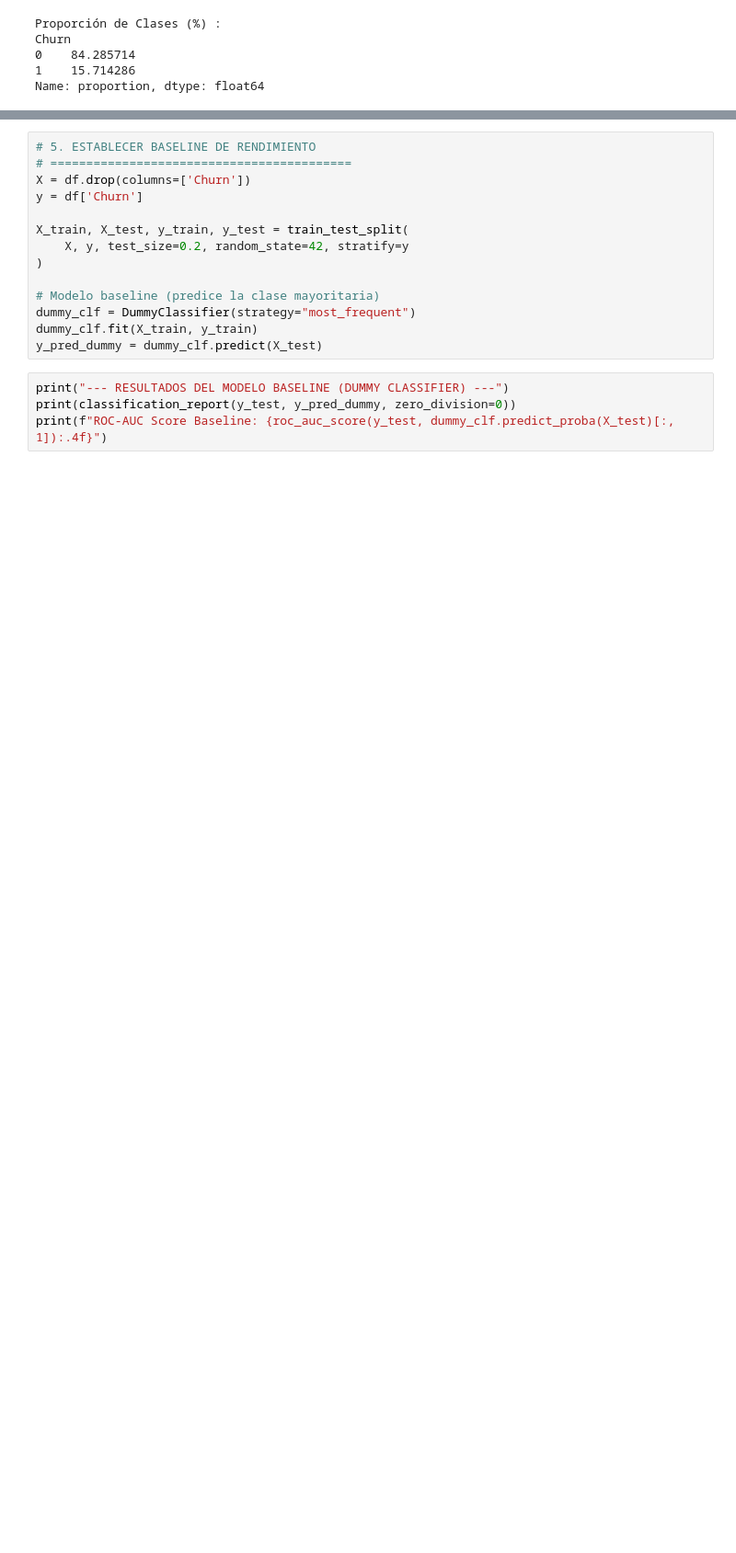
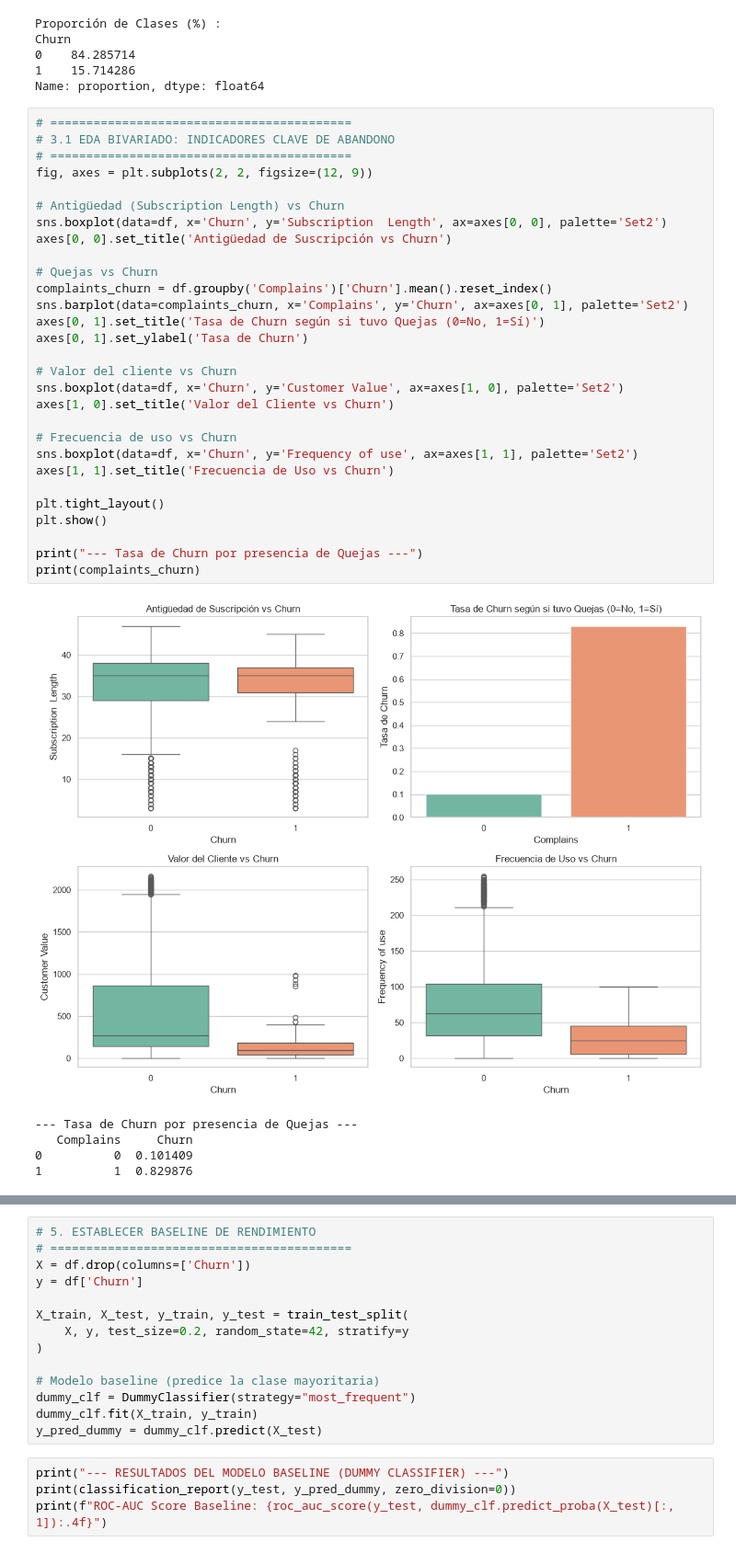
Before and after one commit to Juanpipa69/Proyecto_aprendizaje_en_la_nube, a Jupyter notebook: notebooks/01_eda_y_baseline.ipynb, the cells around one changed output, grey strips where cells are left out. Shown at 92% size. Cells and saved outputs as stored; diff of their text form; blank space fills up the shorter version.

Commit message:
fix: corregir EDA y estrategia de preprocesamiento para el dataset real (Iranian Churn Dataset), agregar analisis bivariado y tratamiento de duplicados

```diff
--- a/notebooks/01_eda_y_baseline.ipynb
+++ b/notebooks/01_eda_y_baseline.ipynb
@@ -97,4 +97,39 @@ Churn
 0    84.285714
 1    15.714286
 Name: proportion, dtype: float64
+# %%
+# ==========================================
+# 3.1 EDA BIVARIADO: INDICADORES CLAVE DE ABANDONO
+# ==========================================
+fig, axes = plt.subplots(2, 2, figsize=(12, 9))
+
+# Antigüedad (Subscription Length) vs Churn
+sns.boxplot(data=df, x='Churn', y='Subscription  Length', ax=axes[0, 0], palette='Set2')
+axes[0, 0].set_title('Antigüedad de Suscripción vs Churn')
+
+# Quejas vs Churn
+complaints_churn = df.groupby('Complains')['Churn'].mean().reset_index()
+sns.barplot(data=complaints_churn, x='Complains', y='Churn', ax=axes[0, 1], palette='Set2')
+axes[0, 1].set_title('Tasa de Churn según si tuvo Quejas (0=No, 1=Sí)')
+axes[0, 1].set_ylabel('Tasa de Churn')
+
+# Valor del cliente vs Churn
+sns.boxplot(data=df, x='Churn', y='Customer Value', ax=axes[1, 0], palette='Set2')
+axes[1, 0].set_title('Valor del Cliente vs Churn')
+
+# Frecuencia de uso vs Churn
+sns.boxplot(data=df, x='Churn', y='Frequency of use', ax=axes[1, 1], palette='Set2')
+axes[1, 1].set_title('Frecuencia de Uso vs Churn')
+
+plt.tight_layout()
+plt.show()
+
+print("--- Tasa de Churn por presencia de Quejas ---")
+print(complaints_churn)
+# %% [output]
+[figure, added]
+--- Tasa de Churn por presencia de Quejas ---
+   Complains     Churn
+0          0  0.101409
+1          1  0.829876
 # %%
```
Also changed, not shown: parts of 3 cells of this notebook.
